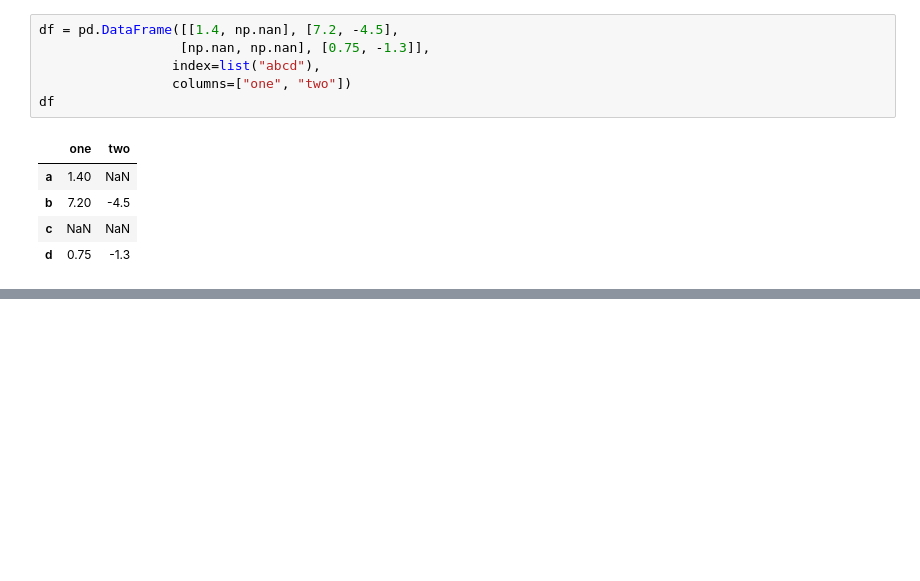
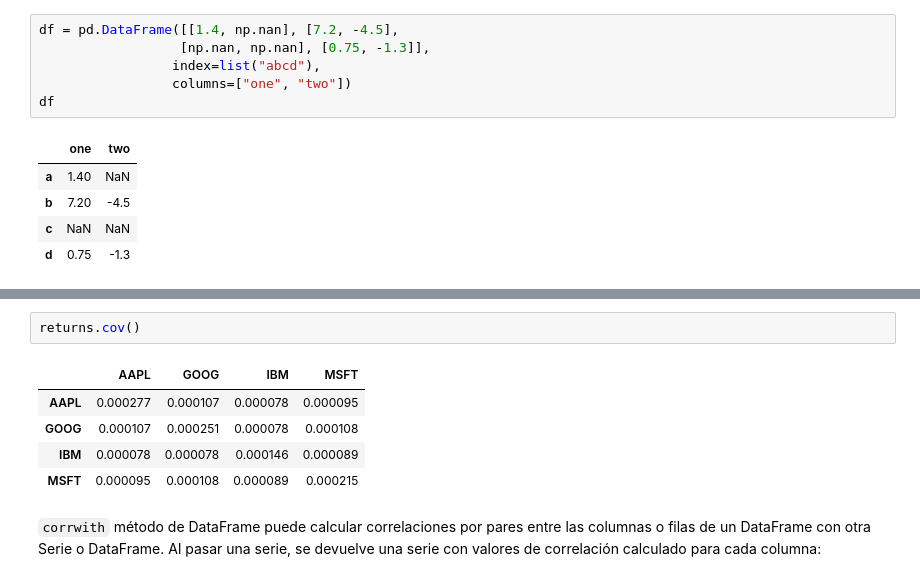
Before and after one commit to taquero-programador/Data-Analysis, a Jupyter notebook: Python for Data Analysis/chapter-05-pandas-init/pandas-init.ipynb, the cells around one changed output, grey strips where cells are left out. Cells and saved outputs as stored; diff of their text form; blank space fills up the shorter version.

```diff
--- a/Python for Data Analysis/chapter-05-pandas-init/pandas-init.ipynb
+++ b/Python for Data Analysis/chapter-05-pandas-init/pandas-init.ipynb
@@ -1683,0 +1819,12 @@ df
+# %%
+returns.cov()
+# %% [output]
+|  | AAPL | GOOG | IBM | MSFT |
+| AAPL | 0.000277 | 0.000107 | 0.000078 | 0.000095 |
+| GOOG | 0.000107 | 0.000251 | 0.000078 | 0.000108 |
+| IBM | 0.000078 | 0.000078 | 0.000146 | 0.000089 |
+| MSFT | 0.000095 | 0.000108 | 0.000089 | 0.000215 |
+# %% [markdown]
+`corrwith` método de DataFrame puede calcular correlaciones por pares entre las columnas
+o filas de un DataFrame con otra Serie o DataFrame. Al pasar una serie, se devuelve una
+serie con valores de correlación calculado para cada columna:
```
Also changed, not shown: parts of 61 cells of this notebook, 2 other files.
